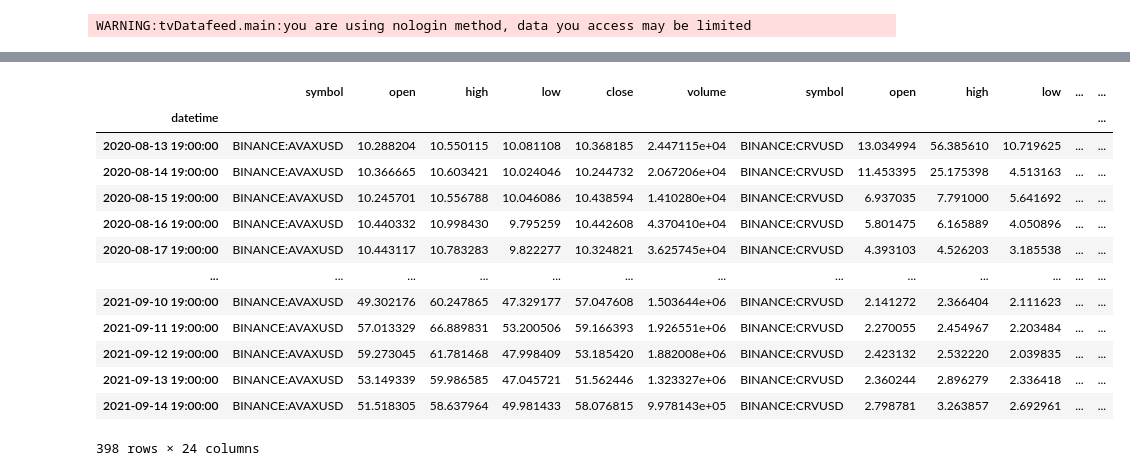
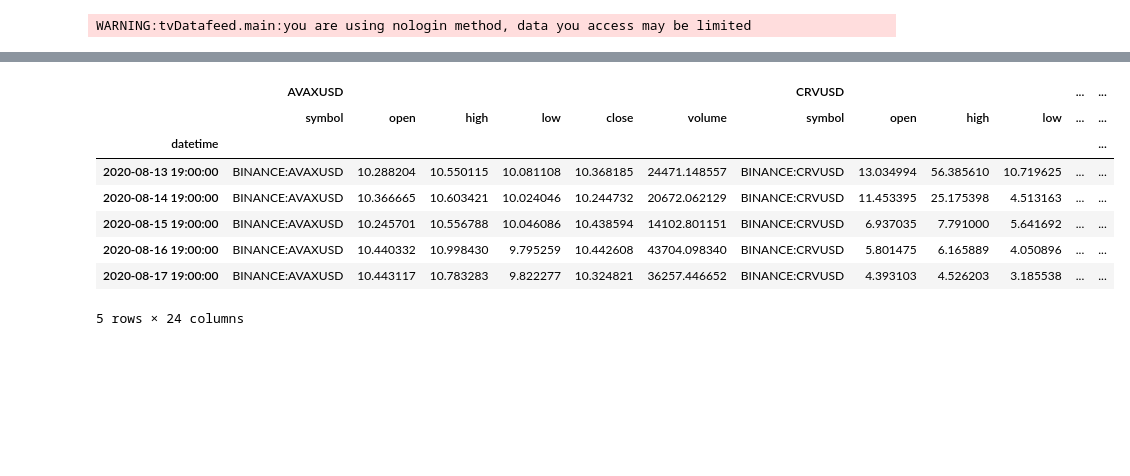
Before and after one commit to AST-XXI/FintechProject, a Jupyter notebook: notebook/aaron.ipynb, the cells around one changed output, grey strips where cells are left out. Drawn from its saved outputs; the diff is of its cells as text; code cells hidden in the pictures; blank space fills up the shorter version.

```diff
--- a/notebook/aaron.ipynb
+++ b/notebook/aaron.ipynb
@@ -56,21 +49,24 @@ avax_df = df_daily.loc[df_daily.symbol=='BINANCE:AVAXUSD']
 crv_df = df_daily.loc[df_daily.symbol=='BINANCE:CRVUSD']
 btc_df = df_daily.loc[df_daily.symbol=='BINANCE:BTCUSD']
 eth_df = df_daily.loc[df_daily.symbol=='BINANCE:ETHUSD']
-tot_portfolio = pd.concat([avax_df, crv_df, btc_df, eth_df], axis='columns', join='inner')
-tot_portfolio
+raw_data = pd.concat([avax_df, crv_df, btc_df, eth_df], axis='columns', join='inner')
+#raw_data
 # May need ways to reshape data automatically so we wont need to create a new dataframe and concat for bigger portfolios
-# %% [output]
-|  | symbol | open | high | low | close | volume | symbol | open | high | low | ... | ... |
-| datetime |  |  |  |  |  |  |  |  |  |  |  | ... |
-| 2020-08-13 19:00:00 | BINANCE:AVAXUSD | 10.288204 | 10.550115 | 10.081108 | 10.368185 | 2.447115e+04 | BINANCE:CRVUSD | 13.034994 | 56.385610 | 10.719625 | ... | ... |
-| 2020-08-14 19:00:00 | BINANCE:AVAXUSD | 10.366665 | 10.603421 | 10.024046 | 10.244732 | 2.067206e+04 | BINANCE:CRVUSD | 11.453395 | 25.175398 | 4.513163 | ... | ... |
-| 2020-08-15 19:00:00 | BINANCE:AVAXUSD | 10.245701 | 10.556788 | 10.046086 | 10.438594 | 1.410280e+04 | BINANCE:CRVUSD | 6.937035 | 7.791000 | 5.641692 | ... | ... |
-| 2020-08-16 19:00:00 | BINANCE:AVAXUSD | 10.440332 | 10.998430 | 9.795259 | 10.442608 | 4.370410e+04 | BINANCE:CRVUSD | 5.801475 | 6.165889 | 4.050896 | ... | ... |
-| 2020-08-17 19:00:00 | BINANCE:AVAXUSD | 10.443117 | 10.783283 | 9.822277 | 10.324821 | 3.625745e+04 | BINANCE:CRVUSD | 4.393103 | 4.526203 | 3.185538 | ... | ... |
-| ... | ... | ... | ... | ... | ... | ... | ... | ... | ... | ... | ... | ... |
-| 2021-09-10 19:00:00 | BINANCE:AVAXUSD | 49.302176 | 60.247865 | 47.329177 | 57.047608 | 1.503644e+06 | BINANCE:CRVUSD | 2.141272 | 2.366404 | 2.111623 | ... | ... |
-| 2021-09-11 19:00:00 | BINANCE:AVAXUSD | 57.013329 | 66.889831 | 53.200506 | 59.166393 | 1.926551e+06 | BINANCE:CRVUSD | 2.270055 | 2.454967 | 2.203484 | ... | ... |
-| 2021-09-12 19:00:00 | BINANCE:AVAXUSD | 59.273045 | 61.781468 | 47.998409 | 53.185420 | 1.882008e+06 | BINANCE:CRVUSD | 2.423132 | 2.532220 | 2.039835 | ... | ... |
-| 2021-09-13 19:00:00 | BINANCE:AVAXUSD | 53.149339 | 59.986585 | 47.045721 | 51.562446 | 1.323327e+06 | BINANCE:CRVUSD | 2.360244 | 2.896279 | 2.336418 | ... | ... |
-| 2021-09-14 19:00:00 | BINANCE:AVAXUSD | 51.518305 | 58.637964 | 49.981433 | 58.076815 | 9.978143e+05 | BINANCE:CRVUSD | 2.798781 | 3.263857 | 2.692961 | ... | ... |
-398 rows × 24 columns
+# %%
+columns = [('AVAXUSD', 'symbol'), ('AVAXUSD', 'open'), ('AVAXUSD', 'high'), ('AVAXUSD', 'low'), ('AVAXUSD', 'close'), ('AVAXUSD', 'volume'),
+           ('CRVUSD', 'symbol'), ('CRVUSD', 'open'), ('CRVUSD', 'high'), ('CRVUSD', 'low'), ('CRVUSD', 'close'), ('CRVUSD', 'volume'),
+           ('BTCUSD', 'symbol'), ('BTCUSD', 'open'), ('BTCUSD', 'high'), ('BTCUSD', 'low'), ('BTCUSD', 'close'), ('BTCUSD', 'volume'),
+           ('ETHUSD', 'symbol'), ('ETHUSD', 'open'), ('ETHUSD', 'high'), ('ETHUSD', 'low'), ('ETHUSD', 'close'), ('ETHUSD', 'volume')]
+
+raw_data.columns = pd.MultiIndex.from_tuples(columns)
+raw_data.head()
+# %% [output]
+|  | AVAXUSD |  |  |  |  |  | CRVUSD |  |  |  | ... | ... |
+|  | symbol | open | high | low | close | volume | symbol | open | high | low | ... | ... |
+| datetime |  |  |  |  |  |  |  |  |  |  |  | ... |
+| 2020-08-13 19:00:00 | BINANCE:AVAXUSD | 10.288204 | 10.550115 | 10.081108 | 10.368185 | 24471.148557 | BINANCE:CRVUSD | 13.034994 | 56.385610 | 10.719625 | ... | ... |
+| 2020-08-14 19:00:00 | BINANCE:AVAXUSD | 10.366665 | 10.603421 | 10.024046 | 10.244732 | 20672.062129 | BINANCE:CRVUSD | 11.453395 | 25.175398 | 4.513163 | ... | ... |
+| 2020-08-15 19:00:00 | BINANCE:AVAXUSD | 10.245701 | 10.556788 | 10.046086 | 10.438594 | 14102.801151 | BINANCE:CRVUSD | 6.937035 | 7.791000 | 5.641692 | ... | ... |
+| 2020-08-16 19:00:00 | BINANCE:AVAXUSD | 10.440332 | 10.998430 | 9.795259 | 10.442608 | 43704.098340 | BINANCE:CRVUSD | 5.801475 | 6.165889 | 4.050896 | ... | ... |
+| 2020-08-17 19:00:00 | BINANCE:AVAXUSD | 10.443117 | 10.783283 | 9.822277 | 10.324821 | 36257.446652 | BINANCE:CRVUSD | 4.393103 | 4.526203 | 3.185538 | ... | ... |
+5 rows × 24 columns
```
Also changed, not shown: parts of 9 cells of this notebook.
